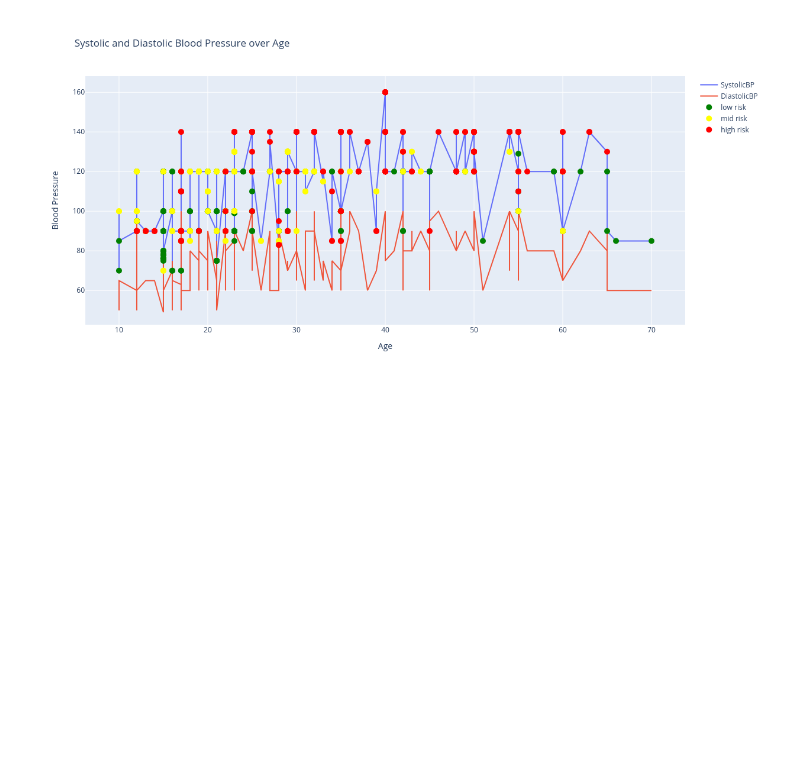
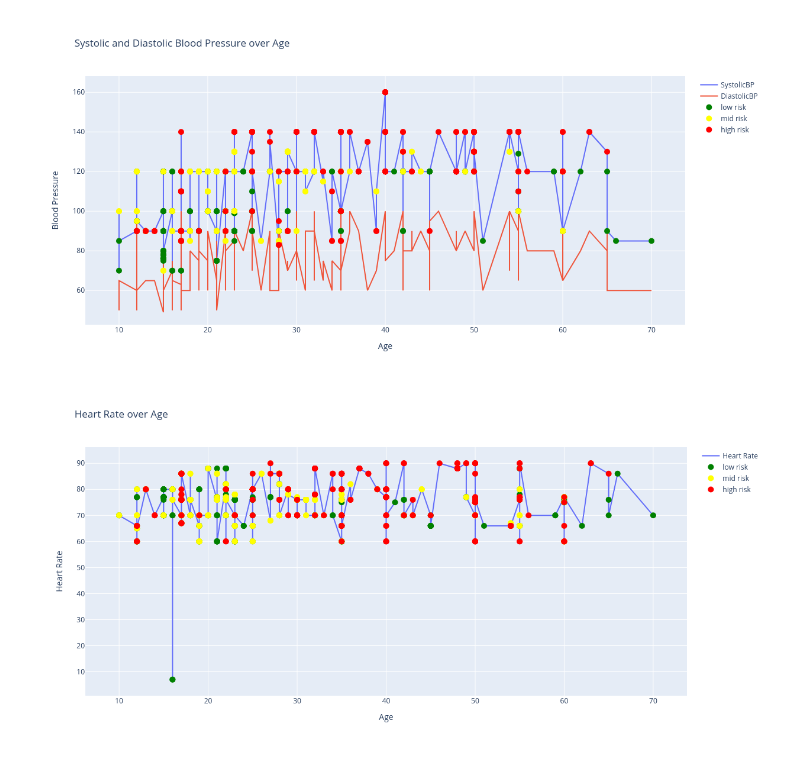
Before and after one commit to wikukarno/jupyter-kesehatan, a Jupyter notebook: grafik_kesehatan.ipynb, the cells around one changed output. Drawn from its saved outputs; the diff is of its cells as text; code cells hidden in the pictures; blank space fills up the shorter version.

Commit message:
Update statistik heart rate dengan menambahkan flag risk level

```diff
--- a/grafik_kesehatan.ipynb
+++ b/grafik_kesehatan.ipynb
@@ -275,3 +275,59 @@ fig.update_layout(
 fig.show()
 # %% [output]
 [figure]
+# %%
+# Mengimpor pustaka Pandas dan memberi alias pd
+import pandas as pd
+
+# Mengimpor pustaka Plotly's graph_objs dan memberi alias go
+import plotly.graph_objs as go
+
+# Membaca data dari file Excel 'data_kesehatan.xlsx' dan menyimpannya dalam objek DataFrame yang disebut 'data'
+data = pd.read_excel('data/data_kesehatan.xlsx')
+
+# Mengurutkan DataFrame 'data' berdasarkan kolom 'Age' (umur)
+data = data.sort_values(by='Age')
+
+# Mengambil kolom 'Age' (umur) dari DataFrame dan menyimpannya dalam variabel 'x'
+x = data['Age']
+
+# Mengambil kolom 'HeartRate' (detak jantung) dari DataFrame dan menyimpannya dalam variabel 'y'
+y = data['HeartRate']
+
+risk_levels = data['RiskLevel']
+
+color_mapping = {'low risk': 'green', 'mid risk': 'yellow', 'high risk': 'red'}
+
+# Membuat objek grafik kosong menggunakan Plotly's Figure
+fig = go.Figure()
+
+# Menambahkan trace berupa garis pada grafik untuk 'HeartRate' dengan data 'x' (umur) dan 'y' sebagai sumbu Y
+fig.add_trace(go.Scatter(x=x, y=y, mode='lines', name='Heart Rate'))
+
+for risk_level, color in color_mapping.items():
+    x_risk = [x[i] for i in range(len(x)) if risk_levels[i] == risk_level]
+    y_risk = [y[i] for i in range(len(x)) if risk_levels[i] == risk_level]
+    hover_text = [f"Age: {x[i]}, HeartRate: {y[i]}, Risk Level: {risk_levels[i]}" for i in range(len(x)) if risk_levels[i] == risk_level]
+
+    fig.add_trace(go.Scatter(
+        x=x_risk,
+        y=y_risk,
+        mode='markers',
+        marker=dict(color=color, size=10),
+        name=risk_level,
+        hovertext=hover_text
+    ))
+
+# Mengatur layout grafik, termasuk judul, label sumbu, lebar, dan tinggi
+fig.update_layout(
+    title='Heart Rate over Age',
+    xaxis_title='Age',
+    yaxis_title='Heart Rate',
+    width=1200,
+    height=600
+)
+
+# Menampilkan grafik yang telah dibuat
+fig.show()
+# %% [output]
+[figure, added]
```
